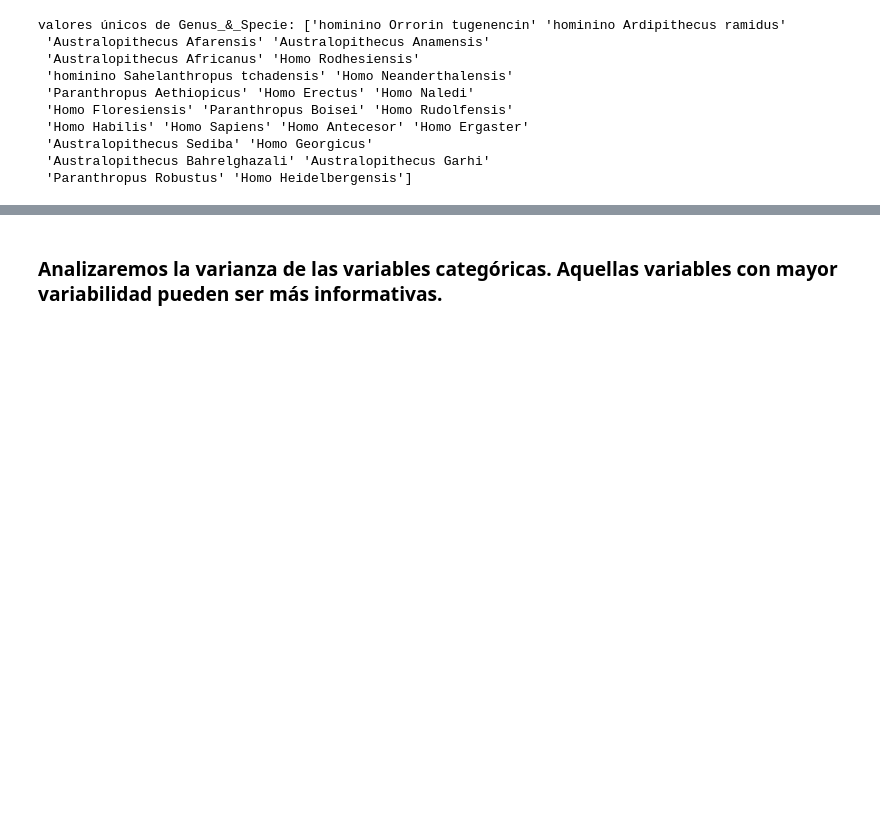
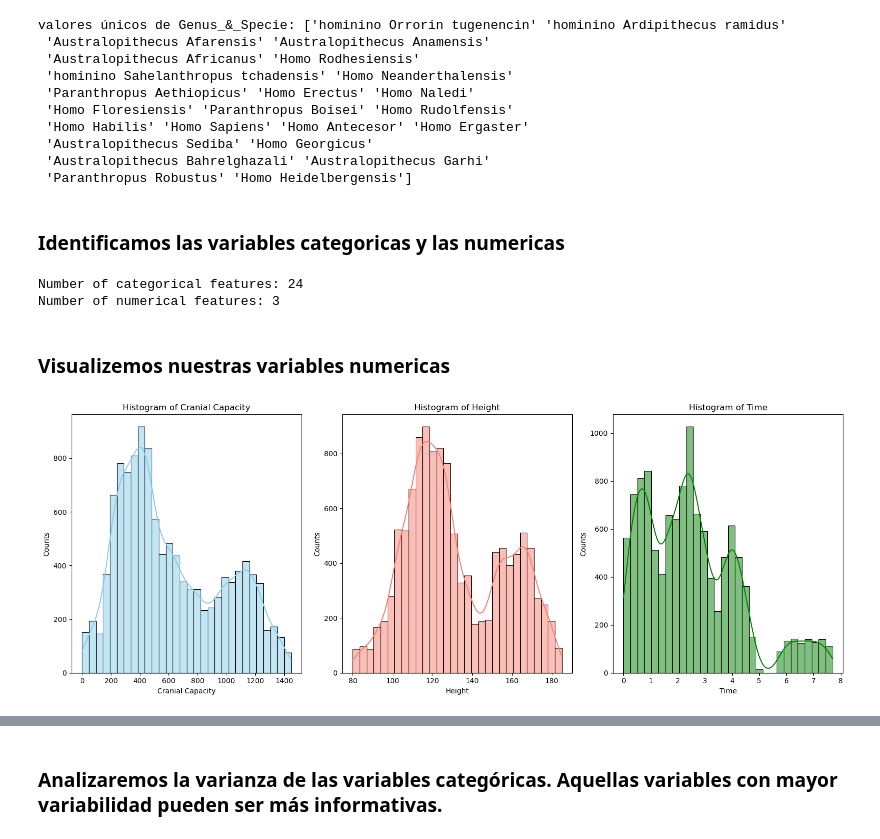
Before and after one commit to RodrigoFmdo/machineLearning, a Jupyter notebook: finalProj/src/classification.ipynb, the cells around one changed output, grey strips where cells are left out. Drawn from its saved outputs; the diff is of its cells as text; code cells hidden in the pictures; blank space fills up the shorter version.

```diff
--- a/finalProj/src/classification.ipynb
+++ b/finalProj/src/classification.ipynb
@@ -92,3 +92,53 @@ valores únicos de Genus_&_Specie: ['hominino Orrorin tugenencin' 'hominino Ardi
  'Australopithecus Sediba' 'Homo Georgicus'
  'Australopithecus Bahrelghazali' 'Australopithecus Garhi'
  'Paranthropus Robustus' 'Homo Heidelbergensis']
+# %% [markdown]
+### Identificamos las variables categoricas y las numericas
+# %%
+
+cat_features = [col for col in data.columns if data[col].dtypes == 'O' and col != 'Genus_&_Specie']
+num_features = [col for col in data.columns if data[col].dtypes != 'O']
+
+# print the length
+
+print("Number of categorical features:", len(cat_features))
+print("Number of numerical features:", len(num_features))
+# %% [output]
+Number of categorical features: 24
+Number of numerical features: 3
+# %% [markdown]
+### Visualizemos  nuestras variables numericas
+# %%
+Time = data['Time']
+cranial_capacity = data['Cranial_Capacity']
+height = data['Height']
+
+# create subplots
+fig, axs = plt.subplots(1, 3, figsize=(16, 6))
+
+# plot histogram for cranial capacity
+sns.histplot(cranial_capacity, bins = 30, kde = True, color = 'skyblue', edgecolor = 'black', ax = axs[0])
+axs[0].set_title('Histogram of Cranial Capacity')
+axs[0].set_xlabel('Cranial Capacity')
+axs[0].set_ylabel('Counts')
+axs[0].grid(False)
+
+# plot histogram for height
+sns.histplot(height, bins = 30, kde = True, color = 'salmon', edgecolor = 'black', ax = axs[1])
+axs[1].set_title('Histogram of Height')
+axs[1].set_xlabel('Height')
+axs[1].set_ylabel('Counts')
+axs[1].grid(False)
+
+# plot histogram for Time
+sns.histplot(Time, bins = 30, kde = True, color = 'green', edgecolor = 'black', ax = axs[2])
+axs[2].set_title('Histogram of Time')
+axs[2].set_xlabel('Time')
+axs[2].set_ylabel('Counts')
+axs[2].grid(False)
+
+# show the plot
+plt.tight_layout()
+plt.show()
+# %% [output]
+[figure, added]
```
Also changed, not shown: parts of 6 cells of this notebook, 3 other files.
